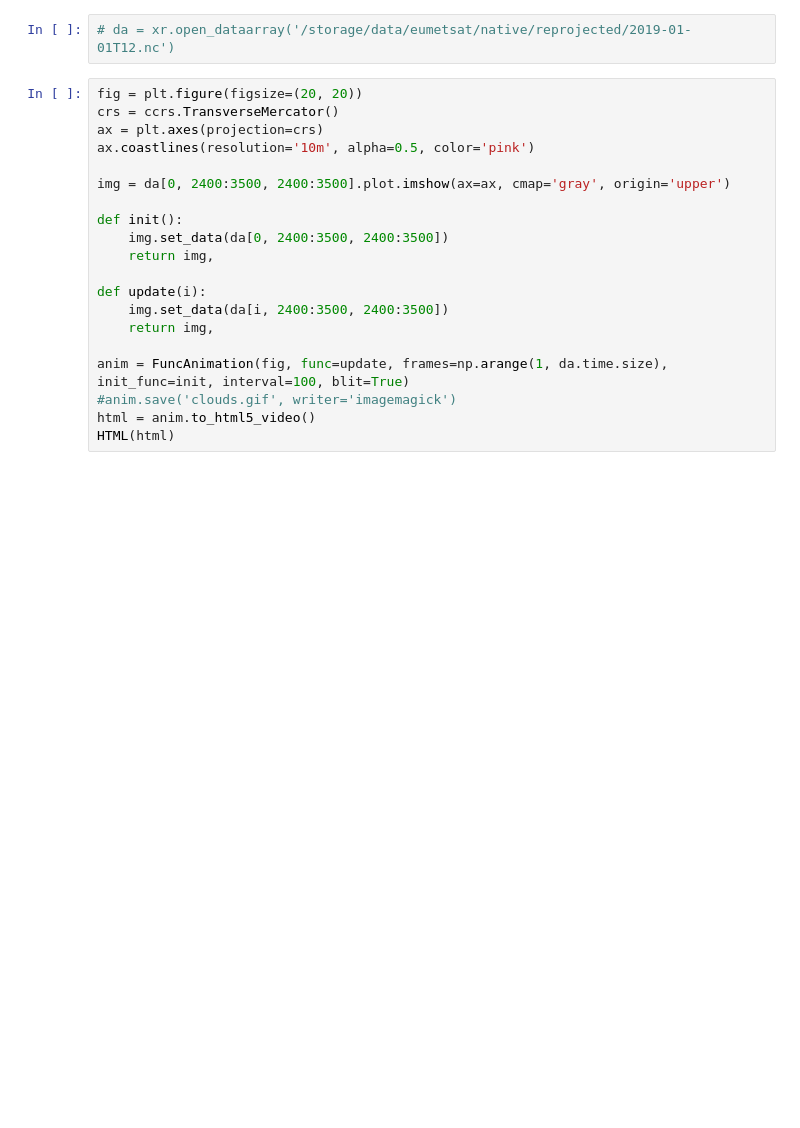
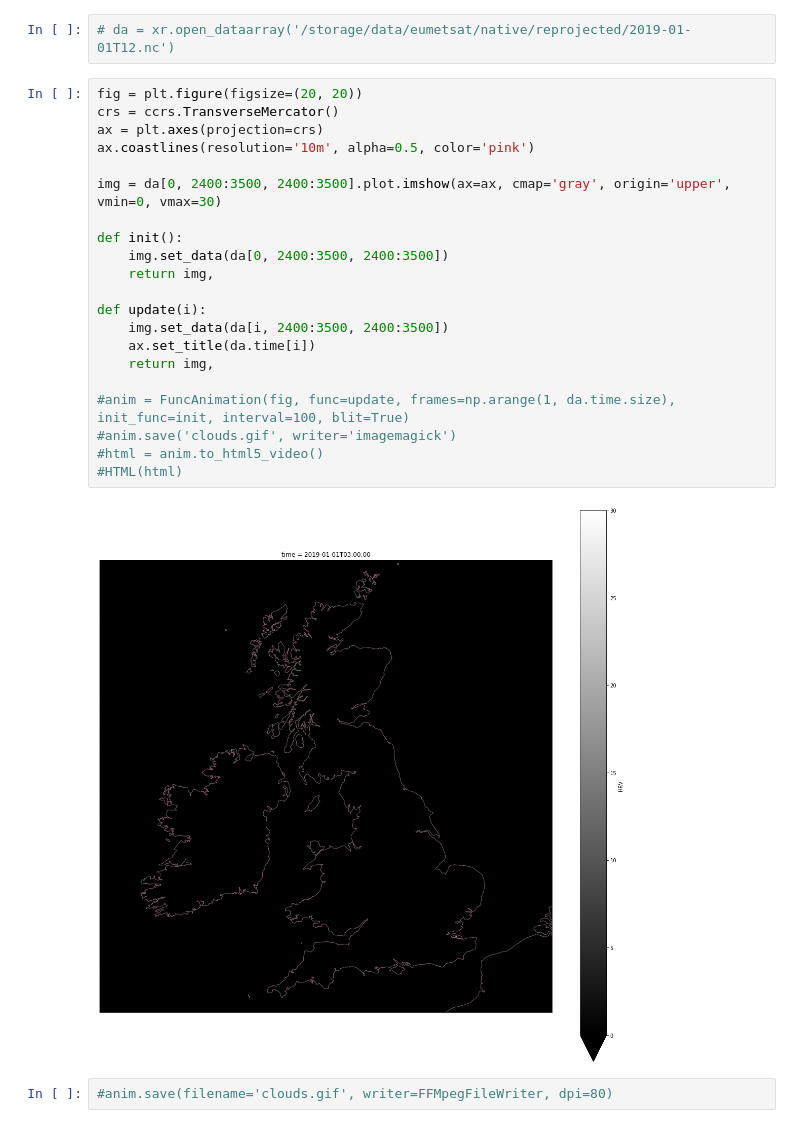
Before and after one commit to openclimatefix/satellite_image_processing, a Jupyter notebook: notebooks/animate_netcdf_sat_images.ipynb, the cells around one changed output. Drawn from its saved outputs; the diff is of its cells as text; blank space fills up the shorter version.

Commit message:
animation seems to be able to spit out individual files now

```diff
--- a/notebooks/animate_netcdf_sat_images.ipynb
+++ b/notebooks/animate_netcdf_sat_images.ipynb
@@ -38,20 +38,25 @@ Wall time: 1.16 s
 # %%
 fig = plt.figure(figsize=(20, 20))
 crs = ccrs.TransverseMercator()
 ax = plt.axes(projection=crs)
 ax.coastlines(resolution='10m', alpha=0.5, color='pink')
 
-img = da[0, 2400:3500, 2400:3500].plot.imshow(ax=ax, cmap='gray', origin='upper')
+img = da[0, 2400:3500, 2400:3500].plot.imshow(ax=ax, cmap='gray', origin='upper', vmin=0, vmax=30)
 
 def init():
     img.set_data(da[0, 2400:3500, 2400:3500])
     return img,
 
 def update(i):
     img.set_data(da[i, 2400:3500, 2400:3500])
+    ax.set_title(da.time[i])
     return img,
 
-anim = FuncAnimation(fig, func=update, frames=np.arange(1, da.time.size), init_func=init, interval=100, blit=True)
+#anim = FuncAnimation(fig, func=update, frames=np.arange(1, da.time.size), init_func=init, interval=100, blit=True)
 #anim.save('clouds.gif', writer='imagemagick')
-html = anim.to_html5_video()
-HTML(html)
+#html = anim.to_html5_video()
+#HTML(html)
+# %% [output]
+[figure, added]
+# %%
+#anim.save(filename='clouds.gif', writer=FFMpegFileWriter, dpi=80)
```
Also changed, not shown: parts of 3 cells of this notebook.
